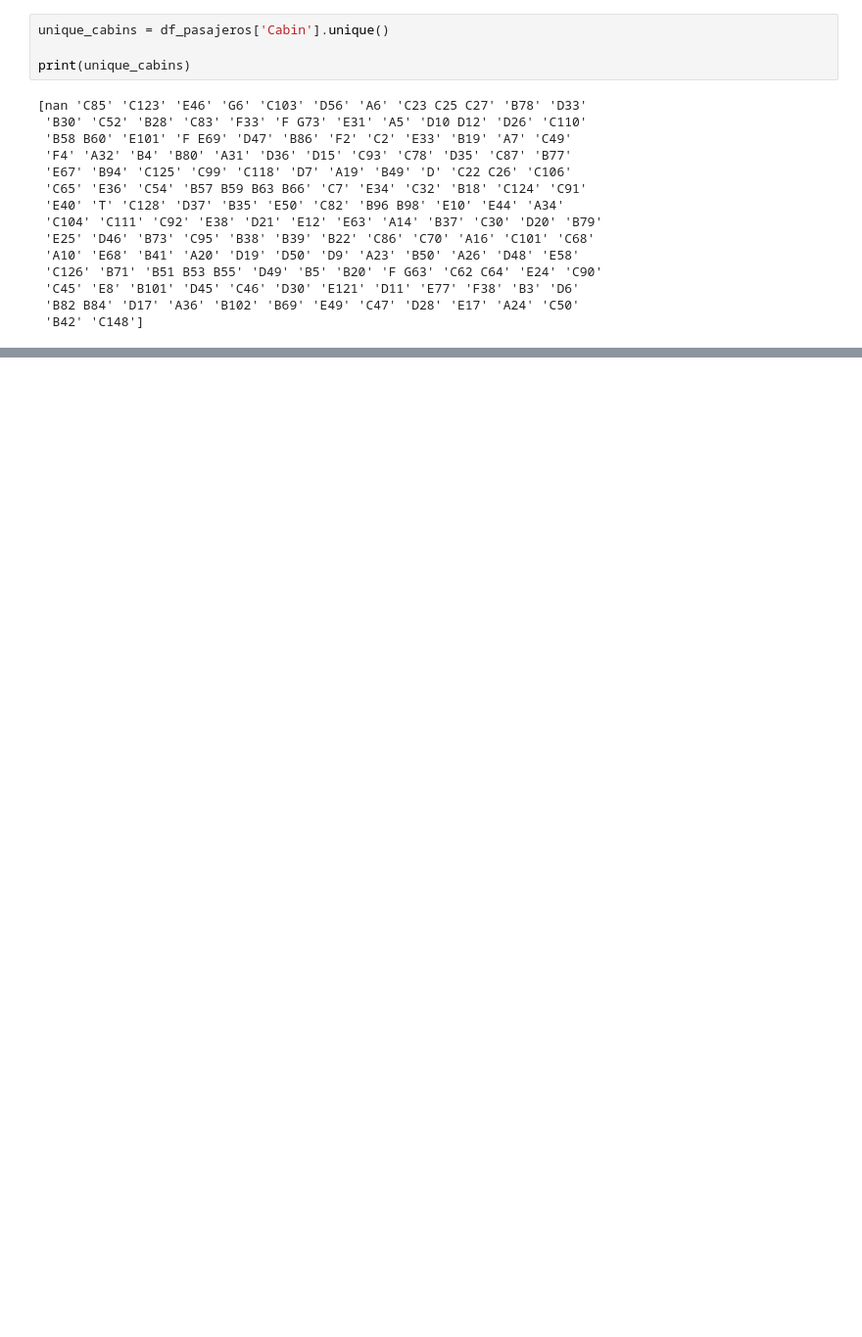
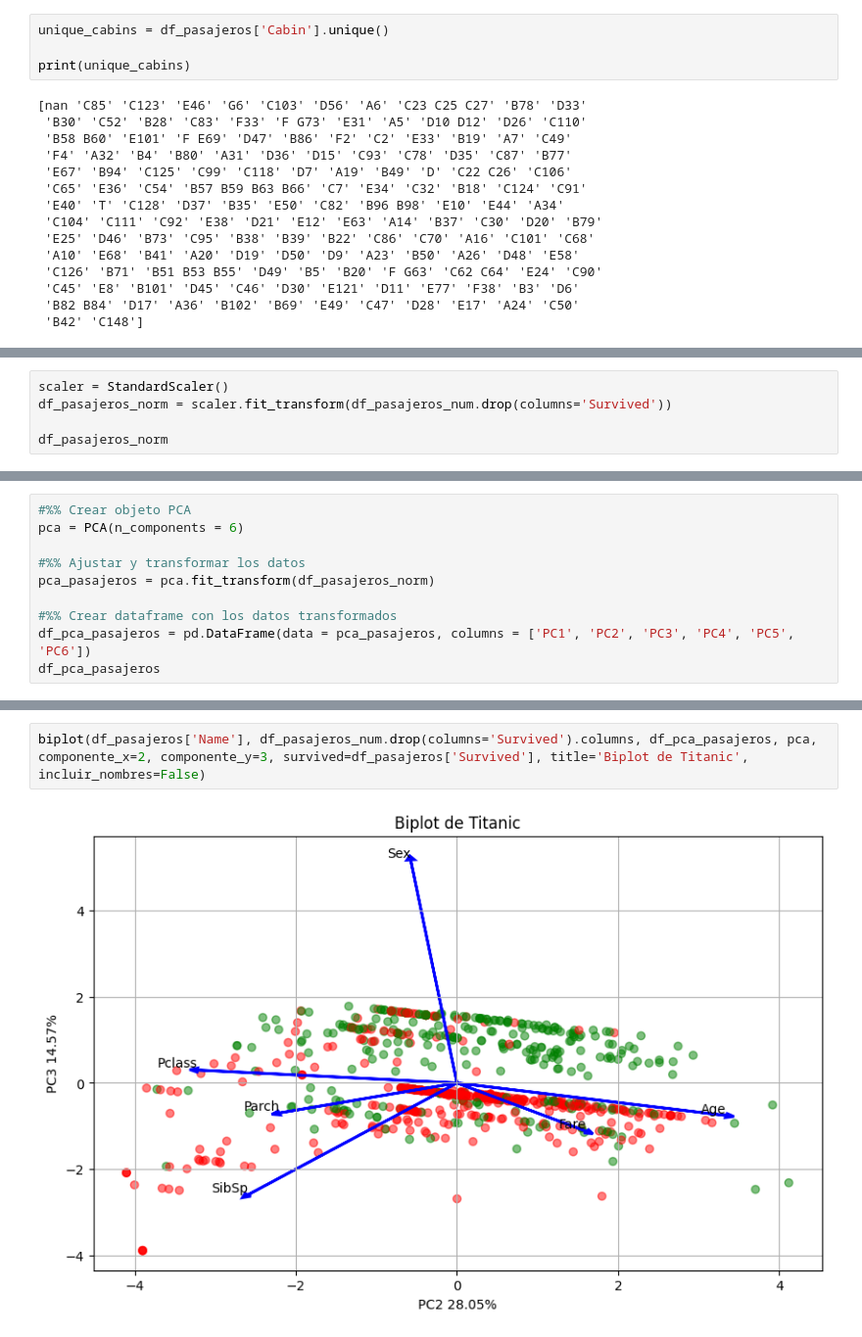
Before and after one commit to TauberF/AnalisisDeDatos, a Jupyter notebook: practico4/Titanic.ipynb, the cells around one changed output, grey strips where cells are left out. Shown: that part at 98% size. Drawn from its saved outputs; the diff is of its cells as text; blank space fills up the shorter version.

Commit message:
Script de Titanic completito y pronto para entregar

```diff
--- a/practico4/Titanic.ipynb
+++ b/practico4/Titanic.ipynb
@@ -81,0 +112,5 @@ plt.show()
+# %%
+scaler = StandardScaler()
+df_pasajeros_norm = scaler.fit_transform(df_pasajeros_num.drop(columns='Survived'))
+
+df_pasajeros_norm
@@ -81,0 +131,10 @@ plt.show()
+# %%
+#%% Crear objeto PCA
+pca = PCA(n_components = 6)
+
+#%% Ajustar y transformar los datos
+pca_pasajeros = pca.fit_transform(df_pasajeros_norm)
+
+#%% Crear dataframe con los datos transformados
+df_pca_pasajeros = pd.DataFrame(data = pca_pasajeros, columns = ['PC1', 'PC2', 'PC3', 'PC4', 'PC5', 'PC6'])
+df_pca_pasajeros
@@ -162,0 +191,4 @@ ValueError: n_components=9 must be between 0 and min(n_samples, n_features)=7 wi
+# %%
+biplot(df_pasajeros['Name'], df_pasajeros_num.drop(columns='Survived').columns, df_pca_pasajeros, pca, componente_x=2, componente_y=3, survived=df_pasajeros['Survived'], title='Biplot de Titanic', incluir_nombres=False)
+# %% [output]
+[figure, added]
```
Also changed, not shown: parts of 14 cells of this notebook, 1 other file.
